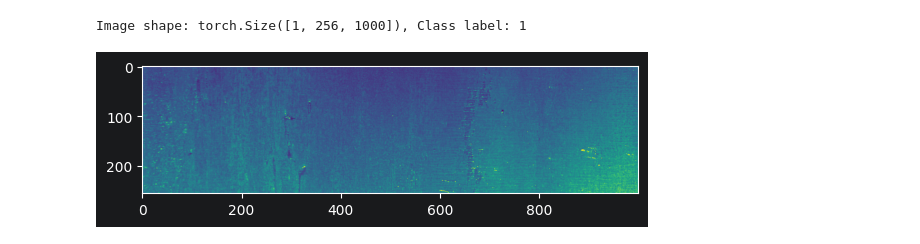
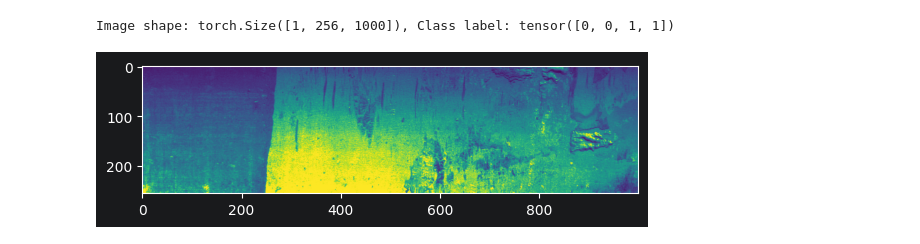
Before and after one commit to dvarnai/vision-pipeline, a Jupyter notebook: notebooks/dataset.ipynb, the cells around one changed output. Cells and saved outputs as stored; diff of their text form; code cells hidden in the pictures.

```diff
--- a/notebooks/dataset.ipynb
+++ b/notebooks/dataset.ipynb
@@ -11,12 +11,12 @@ dataset = SeverstalSteelDefectDataset(
 )
 # %%
 from matplotlib.pyplot import imshow
-
-imshow(dataset[0][0].permute(1, 2, 0))
-print(f"Image shape: {dataset[0][0].shape}, Class label: {dataset[0][1]}")
+sample = dataset[5]
+imshow(sample[0].permute(1, 2, 0))
+print(f"Image shape: {sample[0].shape}, Class label: {sample[1]}")
 # %% [output]
-Image shape: torch.Size([1, 256, 1000]), Class label: 1
+Image shape: torch.Size([1, 256, 1000]), Class label: tensor([0, 0, 1, 1])
-[figure, old version]
+[figure, new version]
 # %%
 from src.data.split import stratified_train_test_split
 
```
Also changed, not shown: parts of 5 cells of this notebook, 5 other files.
